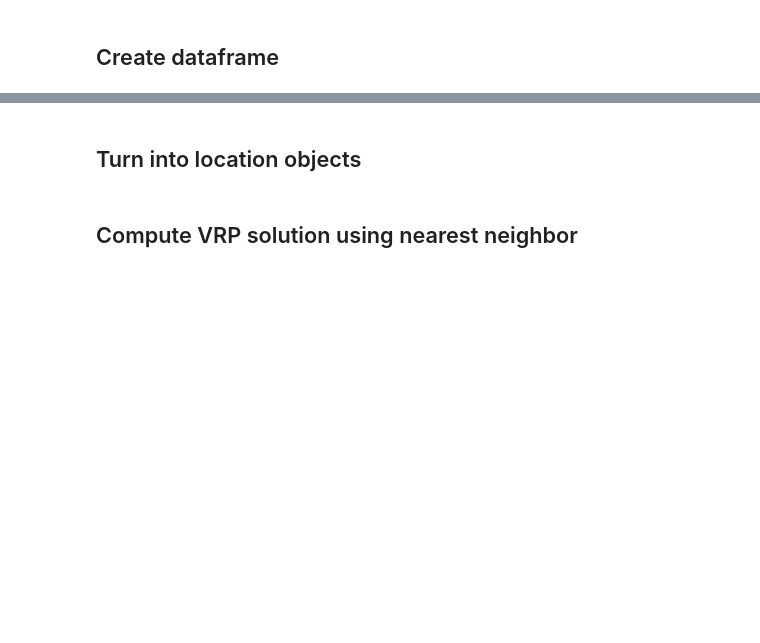
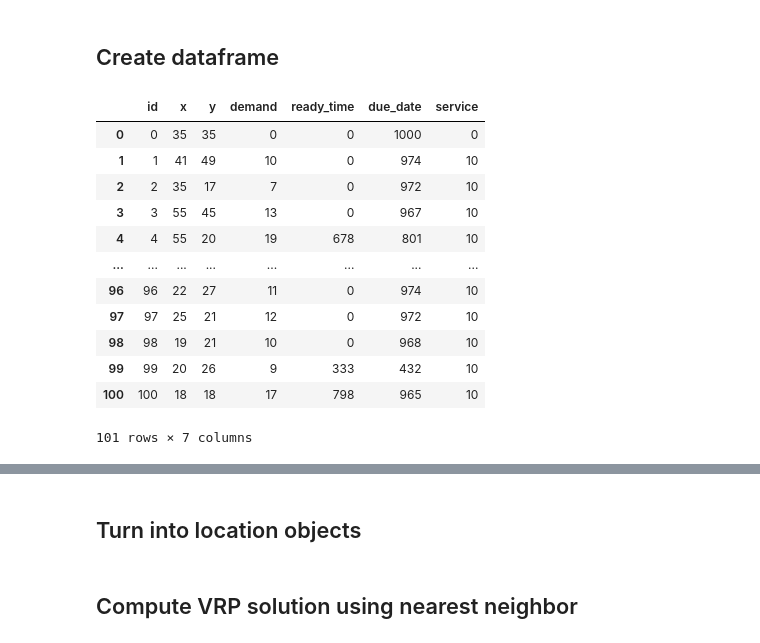
Before and after one commit to kellianb/AdvancedAlgorithmsProject, a Jupyter notebook: main.ipynb, the cells around one changed output, grey strips where cells are left out. Saved outputs shown, nothing was run; the diff lists cells and outputs as text; code cells hidden in the pictures; blank space fills up the shorter version.

```diff
--- a/main.ipynb
+++ b/main.ipynb
@@ -8,30 +8,31 @@ import ipywidgets as widgets
 from IPython.core.display import Markdown
 from IPython.display import display
 
-vehicle_capacity = 30
-
 datasets = []
 
 for root, dirs, files in os.walk("./Dataset"):
     for file in files:
-        if file.lower().endswith('.txt'):
+        if file.lower().endswith(".txt"):
             datasets.append(os.path.join(root, file))
 
-filename = os.environ['CURRENT_DATASET_FILEPATH'] if 'CURRENT_DATASET_FILEPATH' in os.environ else datasets[0]
+filename = (
+    os.environ["CURRENT_DATASET_FILEPATH"]
+    if "CURRENT_DATASET_FILEPATH" in os.environ
+    else datasets[0]
+)
 
 # Create dropdown
 dropdown = widgets.Dropdown(
-    options=datasets,
-    value=filename,
-    description='Dataset:',
-    disabled=False
+    options=datasets, value=filename, description="Dataset:", disabled=False
 )
+
 
 # Dropdown event handler
 def on_change(change):
     global filename
-    filename = change['new']
-    os.environ['CURRENT_DATASET_FILEPATH'] = change['new']
+    filename = change["new"]
+    os.environ["CURRENT_DATASET_FILEPATH"] = change["new"]
+
 
 # Connect the function to the dropdown
 dropdown.observe(on_change, "value")
@@ -68,9 +96,25 @@ parsed
 # %%
 import pandas as pd
 
-locations = pd.DataFrame(parsed, columns=["id", "x", "y", "demand", "ready_time", "due_date", "service"])
+locations = pd.DataFrame(
+    parsed, columns=["id", "x", "y", "demand", "ready_time", "due_date", "service"]
+)
 
 locations
+# %% [output]
+|  | id | x | y | demand | ready_time | due_date | service |
+| 0 | 0 | 35 | 35 | 0 | 0 | 1000 | 0 |
+| 1 | 1 | 41 | 49 | 10 | 0 | 974 | 10 |
+| 2 | 2 | 35 | 17 | 7 | 0 | 972 | 10 |
+| 3 | 3 | 55 | 45 | 13 | 0 | 967 | 10 |
+| 4 | 4 | 55 | 20 | 19 | 678 | 801 | 10 |
+| ... | ... | ... | ... | ... | ... | ... | ... |
+| 96 | 96 | 22 | 27 | 11 | 0 | 974 | 10 |
+| 97 | 97 | 25 | 21 | 12 | 0 | 972 | 10 |
+| 98 | 98 | 19 | 21 | 10 | 0 | 968 | 10 |
+| 99 | 99 | 20 | 26 | 9 | 333 | 432 | 10 |
+| 100 | 100 | 18 | 18 | 17 | 798 | 965 | 10 |
+101 rows × 7 columns
 # %%
 import matplotlib.pyplot as plt
 
```
Also changed, not shown: parts of 4 cells of this notebook.
